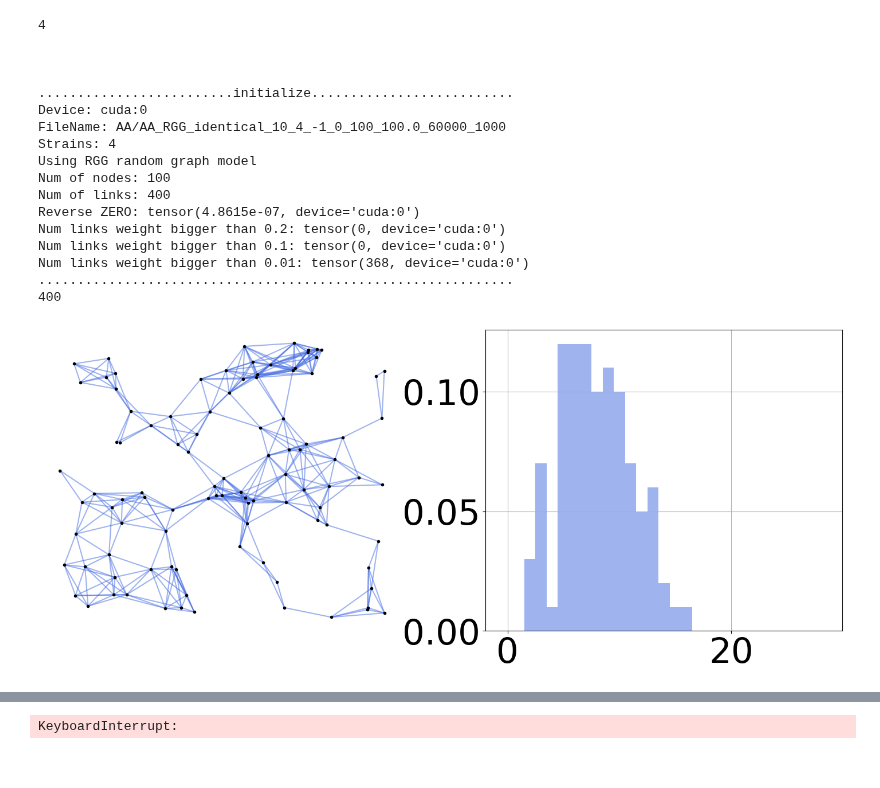
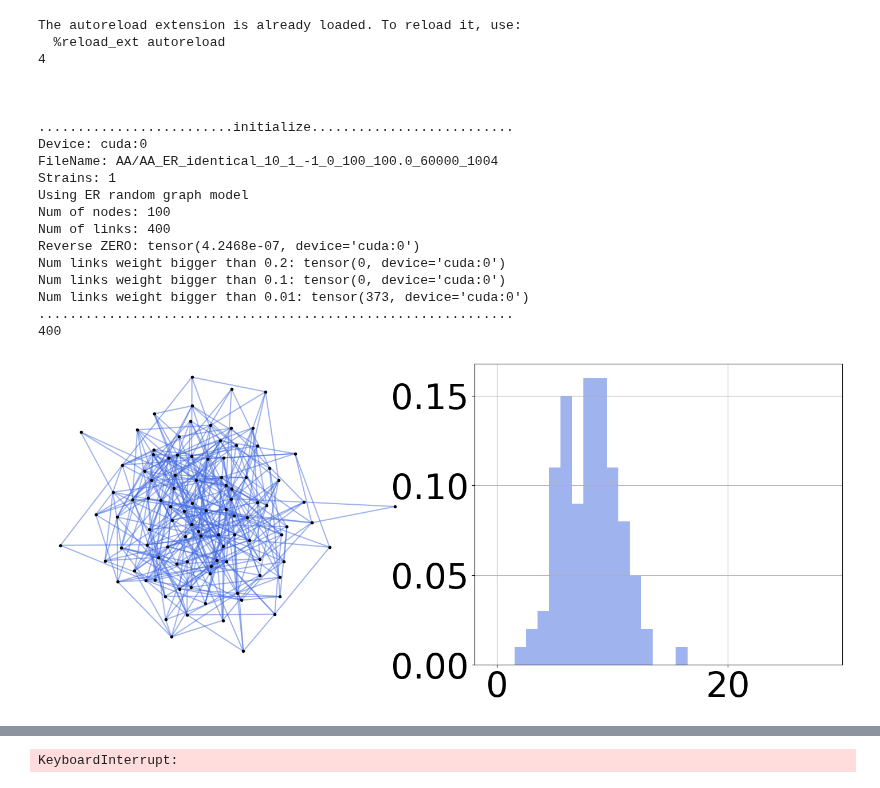
Before and after one commit to bizhili/Topology_Learning_Epis, a Jupyter notebook: test_multi_cities_no_att_origin.ipynb, the cells around one changed output, grey strips where cells are left out. Drawn from its saved outputs; the diff is of its cells as text; code cells hidden in the pictures.

```diff
--- a/test_multi_cities_no_att_origin.ipynb
+++ b/test_multi_cities_no_att_origin.ipynb
@@ -33,16 +33,16 @@ paras.modelLoad= "AA"
 #realGraphs= ["contious_Africa", "contious_china", "contious_EU", "contious_usa", "mobility_german", "mobility_us"]
 realGraphs2= ["global_air", "us_air"]
 realGraphs3= ["us_air100", "us_air200", "us_air300", "us_air400", "spain_bus", "spain_car", "spain_plane", "spain_train"]
-paras.randomGraph= "RGG"
+paras.randomGraph= "ER"
 paras.weightModel= "identical"
 paras.epoches= 60000
 paras.intense= -1
 paras.seed= 10
-paras.seed2= 1000
+paras.seed2= 1004
 paras.plot= "spring"
 if paras.randomGraph== "RGG":
     paras.plot= "2d_RGG"
-paras.strains= 4
+paras.strains= 1
 paras.dense= 0
 paras.identicalf= 0.01
 paras.n= 100
@@ -107,48 +107,47 @@ elif  paras.weightModel=="none":
 
 
 G= nx.from_numpy_array((Aw>1e-8).cpu().numpy())
-
-
-
 utils.log_print(printFlag,"\n\n\n.........................initialize..........................")
 utils.log_print(printFlag,"Device:", device)
 utils.log_print(printFlag,"FileName:", fileName)
 utils.log_print(printFlag,"Strains:", paras.strains)
 utils.log_print(printFlag,"Using", paras.randomGraph, "random graph model")
 utils.log_print(printFlag,"Num of nodes:", G.number_of_nodes())
 utils.log_print(printFlag,"Num of links:", G.number_of_edges())
 Zmat= A_mat.create_A_mat(Aw, P)
 Zmat2= A_mat.reverse_A_mat(Zmat-torch.eye(Aw.shape[0], dtype= torch.float32, device= Aw.device), P)
 utils.log_print(printFlag,"Reverse ZERO:", torch.sum(torch.abs(Zmat2-Aw)))
 utils.log_print(printFlag,"Num links weight bigger than 0.2:", torch.sum(Zmat>0.2)-paras.n)
 utils.log_print(printFlag,"Num links weight bigger than 0.1:", torch.sum(Zmat>0.1)-paras.n)
 utils.log_print(printFlag,"Num links weight bigger than 0.01:", torch.sum(Zmat>0.01)-paras.n)
 utils.log_print(printFlag,".............................................................")
 #plot this network
 if plotFlag==1:
     if paras.plot== "2d_RGG":
         plotGraph.plot_spring_and_degree(G, pos= pos)
     elif paras.plot== "spring":
         plotGraph.plot_spring_and_degree(G)
 # %% [output]
+The autoreload extension is already loaded. To reload it, use:
+  %reload_ext autoreload
 4
 
 
 
 .........................initialize..........................
 Device: cuda:0
-FileName: AA/AA_RGG_identical_10_4_-1_0_100_100.0_60000_1000
-Strains: 4
-Using RGG random graph model
+FileName: AA/AA_ER_identical_10_1_-1_0_100_100.0_60000_1004
+Strains: 1
+Using ER random graph model
 Num of nodes: 100
 Num of links: 400
-Reverse ZERO: tensor(4.8615e-07, device='cuda:0')
+Reverse ZERO: tensor(4.2468e-07, device='cuda:0')
 Num links weight bigger than 0.2: tensor(0, device='cuda:0')
 Num links weight bigger than 0.1: tensor(0, device='cuda:0')
-Num links weight bigger than 0.01: tensor(368, device='cuda:0')
+Num links weight bigger than 0.01: tensor(373, device='cuda:0')
 .............................................................
 400
-[figure, old version]
+[figure, new version]
 # %%
 R0s_taus= [[random.uniform(paras.R0Mean-paras.R0Std, paras.R0Mean+paras.R0Std),
             random.uniform(paras.tauMean-paras.tauStd, paras.tauMean+paras.tauStd)] for _ in range(40)]
```
Also changed, not shown: parts of 12 cells of this notebook, 5 other files.
